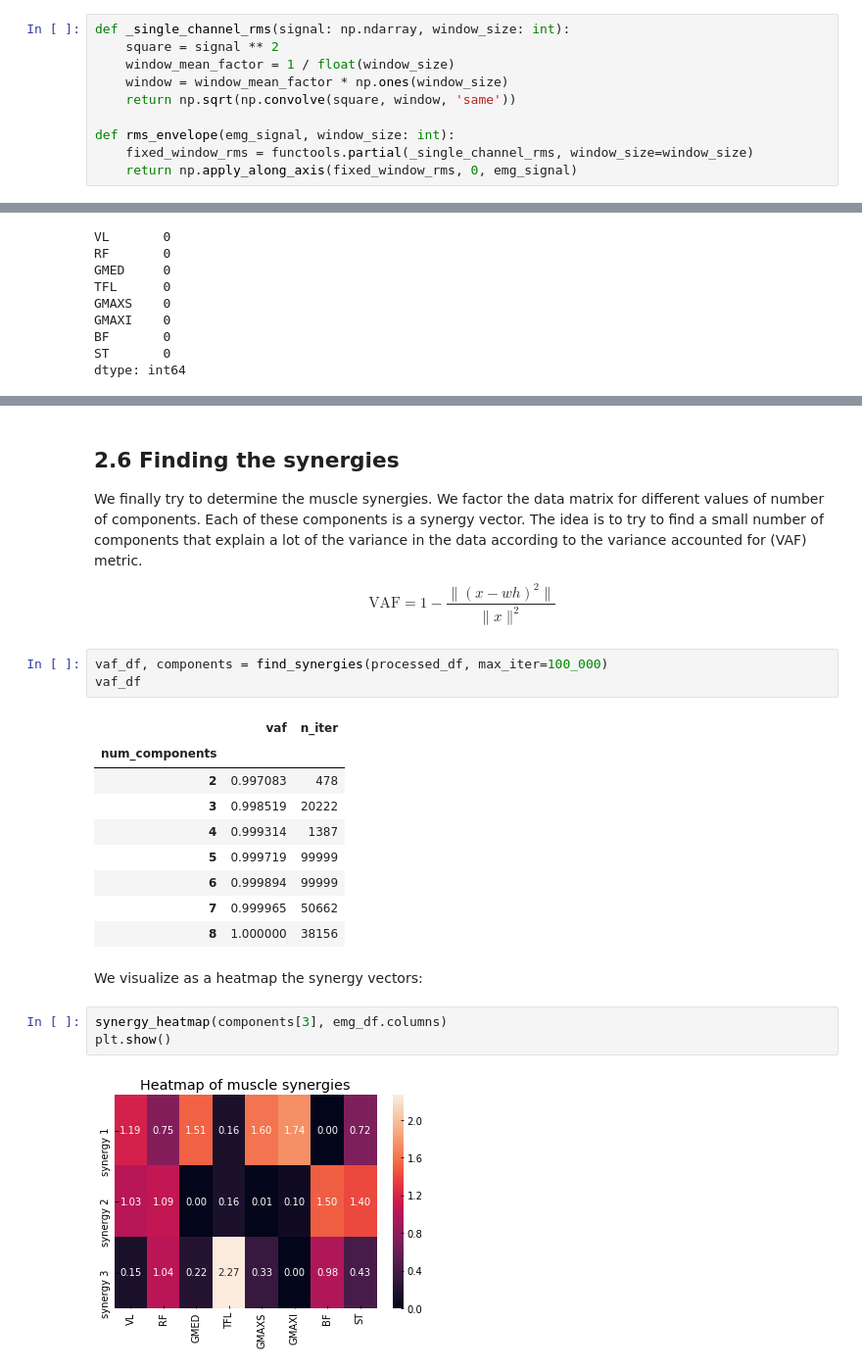
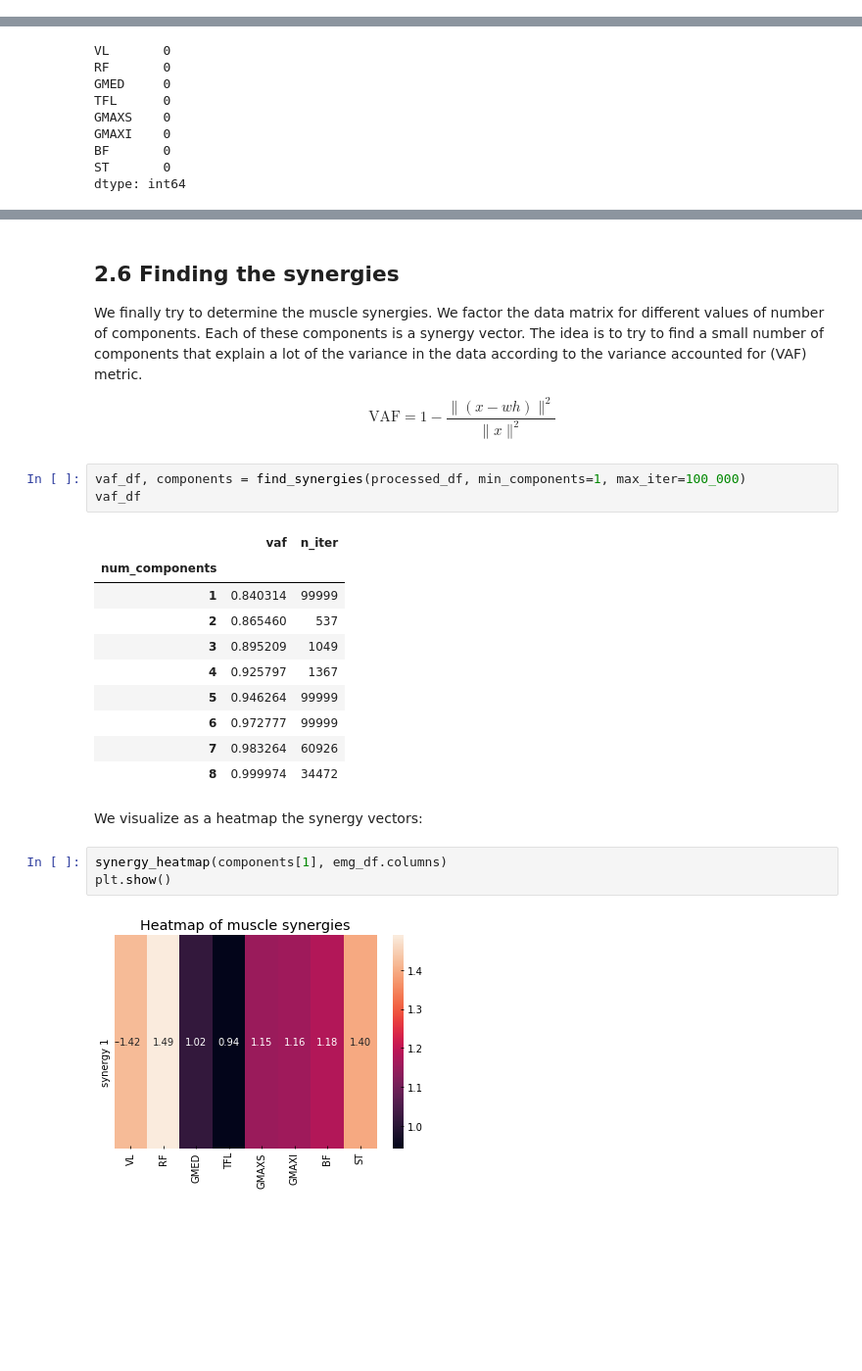
Before and after one commit to elvis-sik/muscle_synergies, a Jupyter notebook: examples/2. Extracting muscle synergies.ipynb, the cells around one changed output, grey strips where cells are left out. Shown at 98% size. Saved outputs shown, nothing was run; the diff lists cells and outputs as text; blank space fills up the shorter version.

```diff
--- a/examples/2. Extracting muscle synergies.ipynb
+++ b/examples/2. Extracting muscle synergies.ipynb
@@ -123,11 +121 @@ Define a function that applies the RMS transformation (inspired by [this](https:
-# %%
-def _single_channel_rms(signal: np.ndarray, window_size: int):
-    square = signal ** 2
-    window_mean_factor = 1 / float(window_size)
-    window = window_mean_factor * np.ones(window_size)
-    return np.sqrt(np.convolve(square, window, 'same'))
-
-def rms_envelope(emg_signal, window_size: int):
-    fixed_window_rms = functools.partial(_single_channel_rms, window_size=window_size)
-    return np.apply_along_axis(fixed_window_rms, 0, emg_signal)
 # %% [markdown]
@@ -219,24 +208,25 @@ We factor the data matrix for different values of number of components.
 Each of these components is a synergy vector.
 The idea is to try to find a small number of components that explain a lot of the variance in the data according to the variance accounted for (VAF) metric.
 
-$$ \text{VAF} = 1 - \frac{ \| (x - w h)^2 \|}{\| x \|^2} $$
+$$ \text{VAF} = 1 - \frac{ \| (x - w h) \|^2}{\| x \|^2} $$
 # %%
-vaf_df, components = find_synergies(processed_df, max_iter=100_000)
+vaf_df, components = find_synergies(processed_df, min_components=1, max_iter=100_000)
 vaf_df
 # %% [output]
 |  | vaf | n_iter |
 | num_components |  |  |
-| 2 | 0.997083 | 478 |
-| 3 | 0.998519 | 20222 |
-| 4 | 0.999314 | 1387 |
-| 5 | 0.999719 | 99999 |
-| 6 | 0.999894 | 99999 |
-| 7 | 0.999965 | 50662 |
-| 8 | 1.000000 | 38156 |
+| 1 | 0.840314 | 99999 |
+| 2 | 0.865460 | 537 |
+| 3 | 0.895209 | 1049 |
+| 4 | 0.925797 | 1367 |
+| 5 | 0.946264 | 99999 |
+| 6 | 0.972777 | 99999 |
+| 7 | 0.983264 | 60926 |
+| 8 | 0.999974 | 34472 |
 # %% [markdown]
 We visualize as a heatmap the synergy vectors:
 # %%
-synergy_heatmap(components[3], emg_df.columns)
+synergy_heatmap(components[1], emg_df.columns)
 plt.show()
 # %% [output]
-[figure, old version]
+[figure, new version]
```
Also changed, not shown: parts of 20 cells of this notebook, 1 other file.
